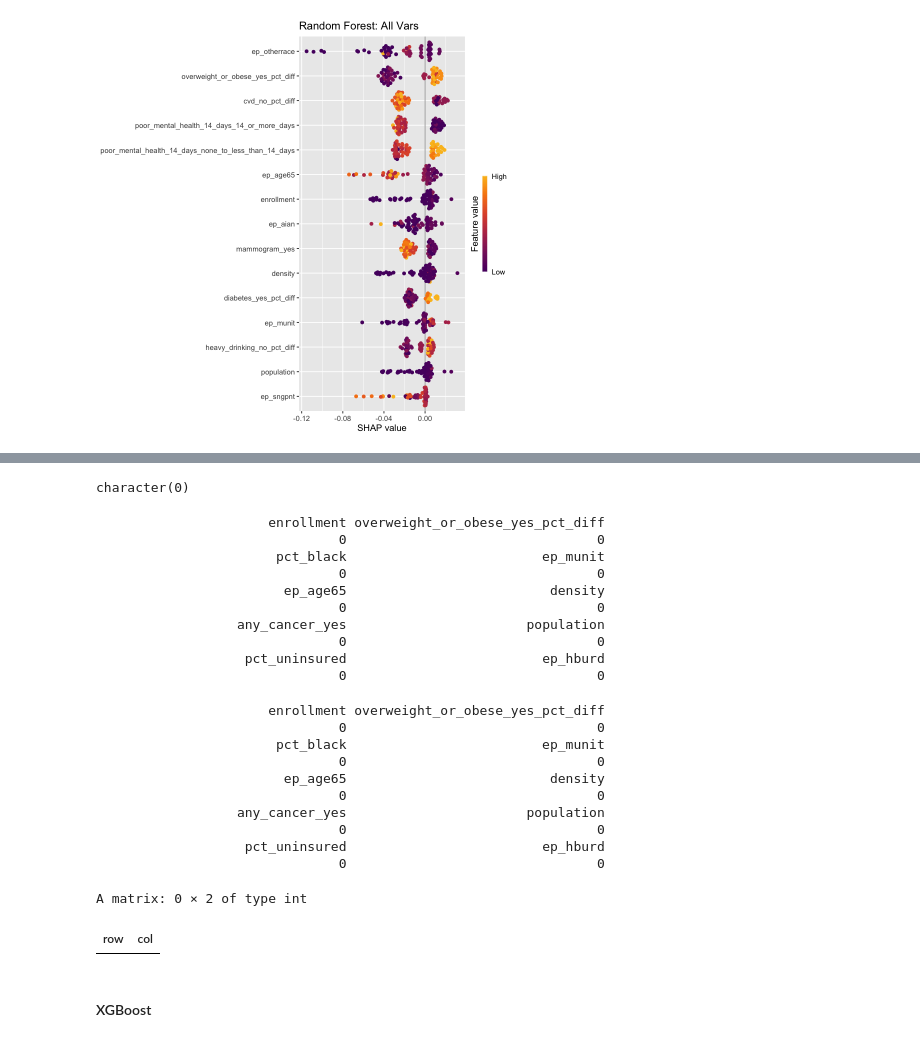
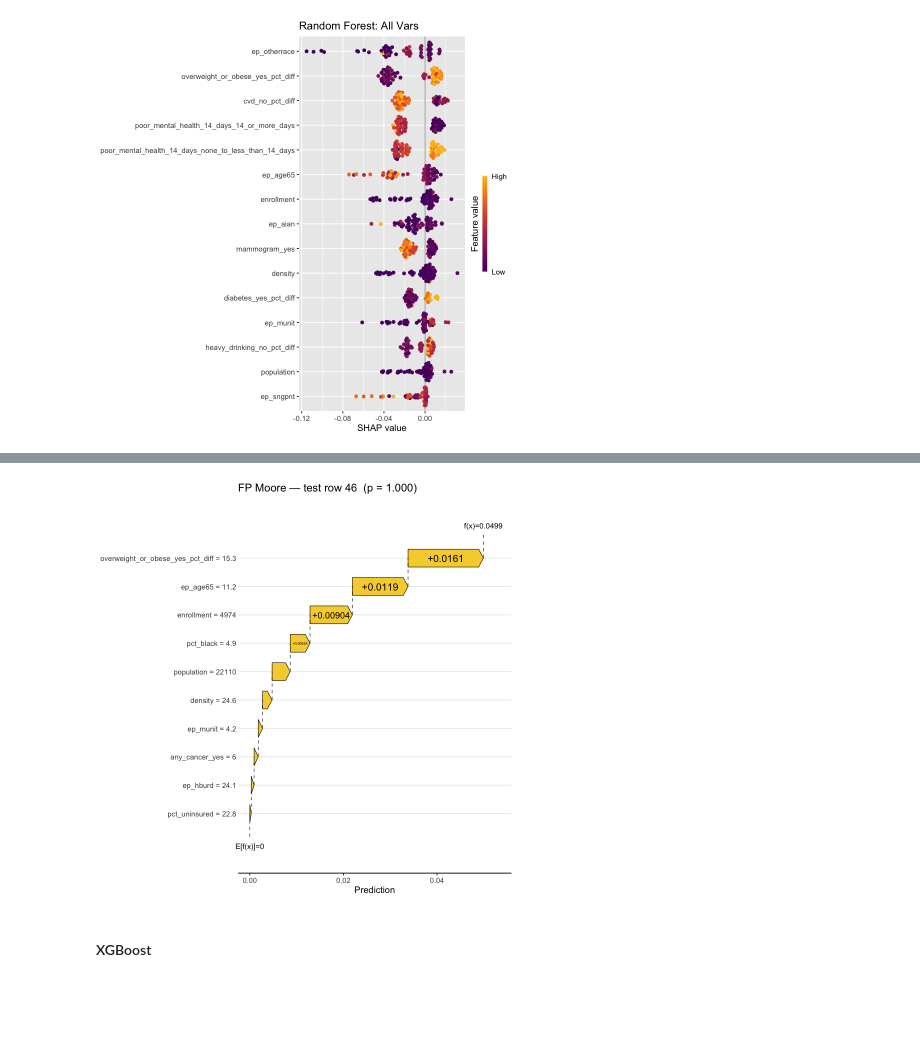
Before and after one commit to MuddORLab/Predicting-Measles-Outbreaks, a Jupyter notebook: 2026SU/classification_SHAPanalysis.ipynb, the cells around one changed output, grey strips where cells are left out. Saved outputs shown, nothing was run; the diff lists cells and outputs as text; code cells hidden in the pictures; blank space fills up the shorter version.

```diff
--- a/2026SU/classification_SHAPanalysis.ipynb
+++ b/2026SU/classification_SHAPanalysis.ipynb
@@ -283,40 +292,12 @@ vars <- c("enrollment", "overweight_or_obese_yes_pct_diff", "pct_black", "ep_mun
-# %%
-setdiff(vars, colnames(get_shap_values(shp_rf)))
-# %% [output]
-character(0)
-# %%
-shap_sub <- get_shap_values(shp_rf)[, vars, drop = FALSE]
-colSums(is.na(shap_sub))
-# %% [output]
-                      enrollment overweight_or_obese_yes_pct_diff
-                               0                                0
-                       pct_black                         ep_munit
-                               0                                0
-                        ep_age65                          density
-                               0                                0
-                  any_cancer_yes                       population
-                               0                                0
-                   pct_uninsured                         ep_hburd
-                               0                                0
-# %%
-X_sub <- get_feature_values(shp_rf)[, vars, drop = FALSE]
-colSums(is.na(X_sub))
-# %% [output]
-                      enrollment overweight_or_obese_yes_pct_diff
-                               0                                0
-                       pct_black                         ep_munit
-                               0                                0
-                        ep_age65                          density
-                               0                                0
-                  any_cancer_yes                       population
-                               0                                0
-                   pct_uninsured                         ep_hburd
-                               0                                0
-# %%
-which(is.na(get_shap_values(shp_rf)[, vars]), arr.ind = TRUE)
-# %% [output]
-A matrix: 0 × 2 of type int
-| row | col |
+# %%
+fp_ids <- which(y_test == 0 & vect >= cutoff)
+vars <- c("enrollment", "overweight_or_obese_yes_pct_diff", "pct_black", "ep_munit", "ep_age65", "density", "any_cancer_yes", "population", "pct_uninsured", "ep_hburd")
+idx <- 1
+
+sv_waterfall(shp_rf[, vars], row_id = fp_ids[idx], max_display = 20) +
+  ggtitle(sprintf("FP Moore — test row %d  (p = %.3f)", fp_ids[idx], pred_xgb[fp_ids[idx]]))
+# %% [output]
+[figure, added]
 # %% [markdown]
 #### XGBoost
 # %%
```
Also changed, not shown: parts of 3 cells of this notebook.
